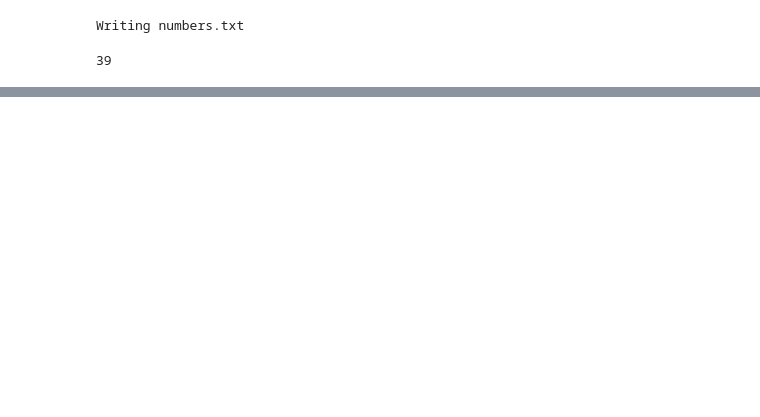
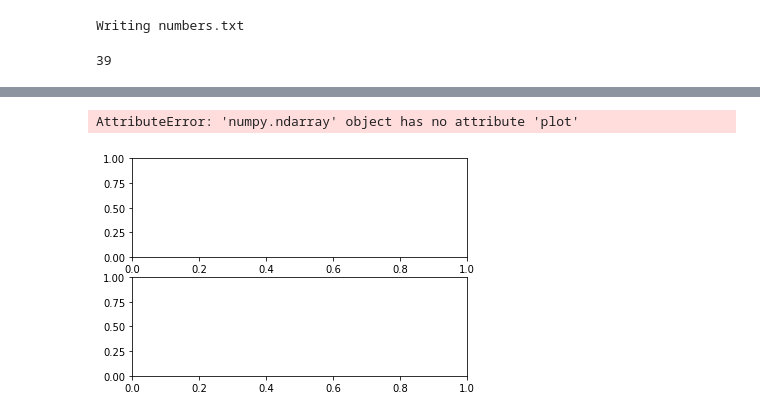
Before and after one commit to PanPip/QuantEcon_Tasks, a Jupyter notebook: Advanced_programming.ipynb, the cells around one changed output, grey strips where cells are left out. Saved outputs shown, nothing was run; the diff lists cells and outputs as text; code cells hidden in the pictures; blank space fills up the shorter version.

Commit message:
Finished lesson on Debugging. Though there are problems with ipdb output in jupyter lab.

```diff
--- a/Advanced_programming.ipynb
+++ b/Advanced_programming.ipynb
@@ -1940,0 +1949,13 @@ summing_lines("numbers.txt")
+# %%
+#The debug magic
+
+def plot_log():
+    fig, ax = plt.subplots(2, 1)
+    x = np.linspace(1, 2, 10)
+    ax.plot(x, np.log(x))
+    plt.show()
+
+plot_log()  # Call the function, generate plot
+# %% [output]
+AttributeError: 'numpy.ndarray' object has no attribute 'plot'
+[figure, added]
```
Also changed, not shown: parts of 5 cells of this notebook.
